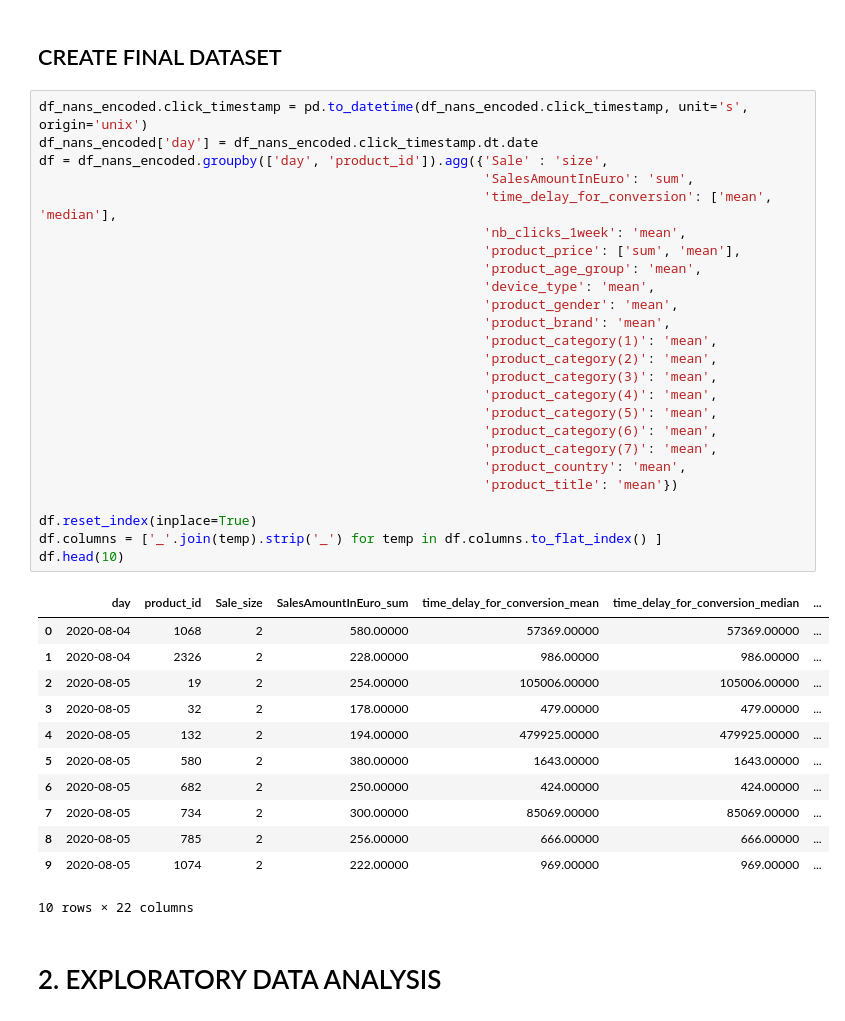
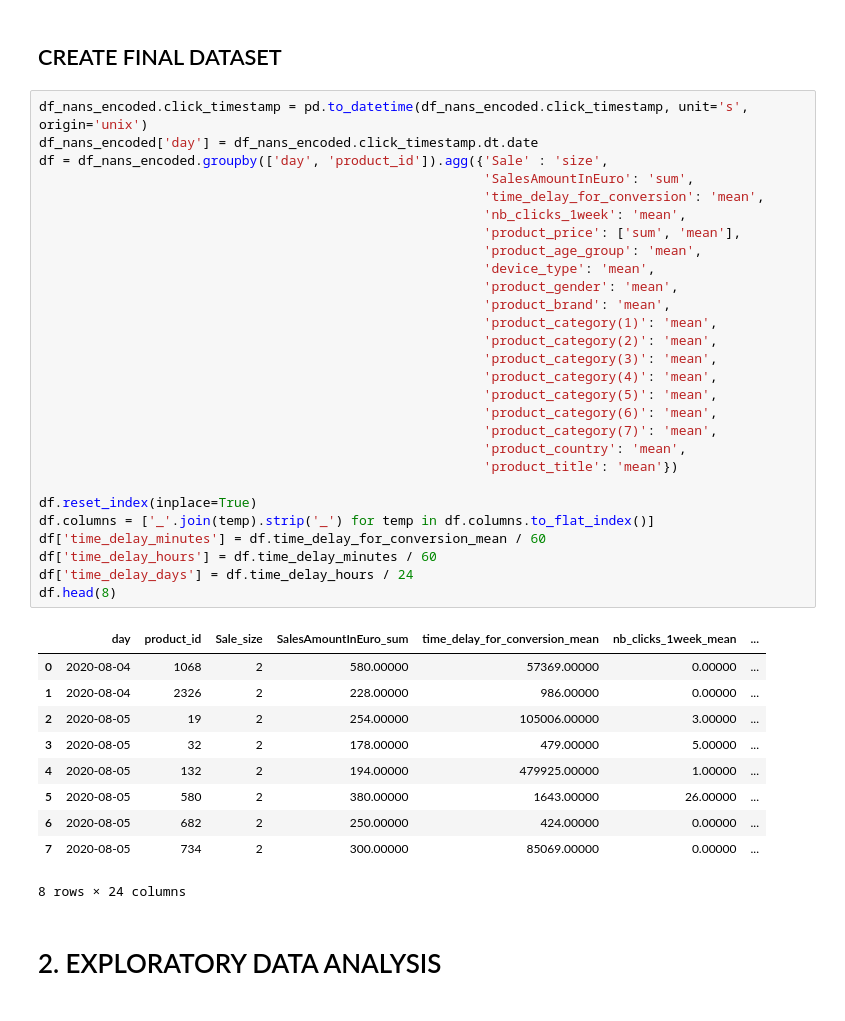
Before and after one commit to anras5/Criteo-Search-Data, a Jupyter notebook: main_notebook.ipynb, the cells around one changed output. Saved outputs shown, nothing was run; the diff lists cells and outputs as text.

```diff
--- a/main_notebook.ipynb
+++ b/main_notebook.ipynb
@@ -177,41 +170,42 @@ df_nans_encoded.head(10)
 # %%
 df_nans_encoded.click_timestamp = pd.to_datetime(df_nans_encoded.click_timestamp, unit='s', origin='unix')
 df_nans_encoded['day'] = df_nans_encoded.click_timestamp.dt.date
 df = df_nans_encoded.groupby(['day', 'product_id']).agg({'Sale' : 'size',
                                                          'SalesAmountInEuro': 'sum',
-                                                         'time_delay_for_conversion': ['mean', 'median'],
+                                                         'time_delay_for_conversion': 'mean',
                                                          'nb_clicks_1week': 'mean',
                                                          'product_price': ['sum', 'mean'],
                                                          'product_age_group': 'mean',
                                                          'device_type': 'mean',
                                                          'product_gender': 'mean',
                                                          'product_brand': 'mean',
                                                          'product_category(1)': 'mean',
                                                          'product_category(2)': 'mean',
                                                          'product_category(3)': 'mean',
                                                          'product_category(4)': 'mean',
                                                          'product_category(5)': 'mean',
                                                          'product_category(6)': 'mean',
                                                          'product_category(7)': 'mean',
                                                          'product_country': 'mean',
                                                          'product_title': 'mean'})
 
 df.reset_index(inplace=True)
-df.columns = ['_'.join(temp).strip('_') for temp in df.columns.to_flat_index() ]
-df.head(10)
+df.columns = ['_'.join(temp).strip('_') for temp in df.columns.to_flat_index()]
+df['time_delay_minutes'] = df.time_delay_for_conversion_mean / 60
+df['time_delay_hours'] = df.time_delay_minutes / 60
+df['time_delay_days'] = df.time_delay_hours / 24
+df.head(8)
 # %% [output]
-|  | day | product_id | Sale_size | SalesAmountInEuro_sum | time_delay_for_conversion_mean | time_delay_for_conversion_median | ... |
-| 0 | 2020-08-04 | 1068 | 2 | 580.00000 | 57369.00000 | 57369.00000 | ... |
-| 1 | 2020-08-04 | 2326 | 2 | 228.00000 | 986.00000 | 986.00000 | ... |
-| 2 | 2020-08-05 | 19 | 2 | 254.00000 | 105006.00000 | 105006.00000 | ... |
-| 3 | 2020-08-05 | 32 | 2 | 178.00000 | 479.00000 | 479.00000 | ... |
-| 4 | 2020-08-05 | 132 | 2 | 194.00000 | 479925.00000 | 479925.00000 | ... |
-| 5 | 2020-08-05 | 580 | 2 | 380.00000 | 1643.00000 | 1643.00000 | ... |
-| 6 | 2020-08-05 | 682 | 2 | 250.00000 | 424.00000 | 424.00000 | ... |
-| 7 | 2020-08-05 | 734 | 2 | 300.00000 | 85069.00000 | 85069.00000 | ... |
-| 8 | 2020-08-05 | 785 | 2 | 256.00000 | 666.00000 | 666.00000 | ... |
-| 9 | 2020-08-05 | 1074 | 2 | 222.00000 | 969.00000 | 969.00000 | ... |
+|  | day | product_id | Sale_size | SalesAmountInEuro_sum | time_delay_for_conversion_mean | nb_clicks_1week_mean | ... |
+| 0 | 2020-08-04 | 1068 | 2 | 580.00000 | 57369.00000 | 0.00000 | ... |
+| 1 | 2020-08-04 | 2326 | 2 | 228.00000 | 986.00000 | 0.00000 | ... |
+| 2 | 2020-08-05 | 19 | 2 | 254.00000 | 105006.00000 | 3.00000 | ... |
+| 3 | 2020-08-05 | 32 | 2 | 178.00000 | 479.00000 | 5.00000 | ... |
+| 4 | 2020-08-05 | 132 | 2 | 194.00000 | 479925.00000 | 1.00000 | ... |
+| 5 | 2020-08-05 | 580 | 2 | 380.00000 | 1643.00000 | 26.00000 | ... |
+| 6 | 2020-08-05 | 682 | 2 | 250.00000 | 424.00000 | 0.00000 | ... |
+| 7 | 2020-08-05 | 734 | 2 | 300.00000 | 85069.00000 | 0.00000 | ... |
-10 rows × 22 columns
+8 rows × 24 columns
 # %% [markdown]
 # 2. EXPLORATORY DATA ANALYSIS
 # %% [markdown]
```
Also changed, not shown: parts of 9 cells of this notebook.
